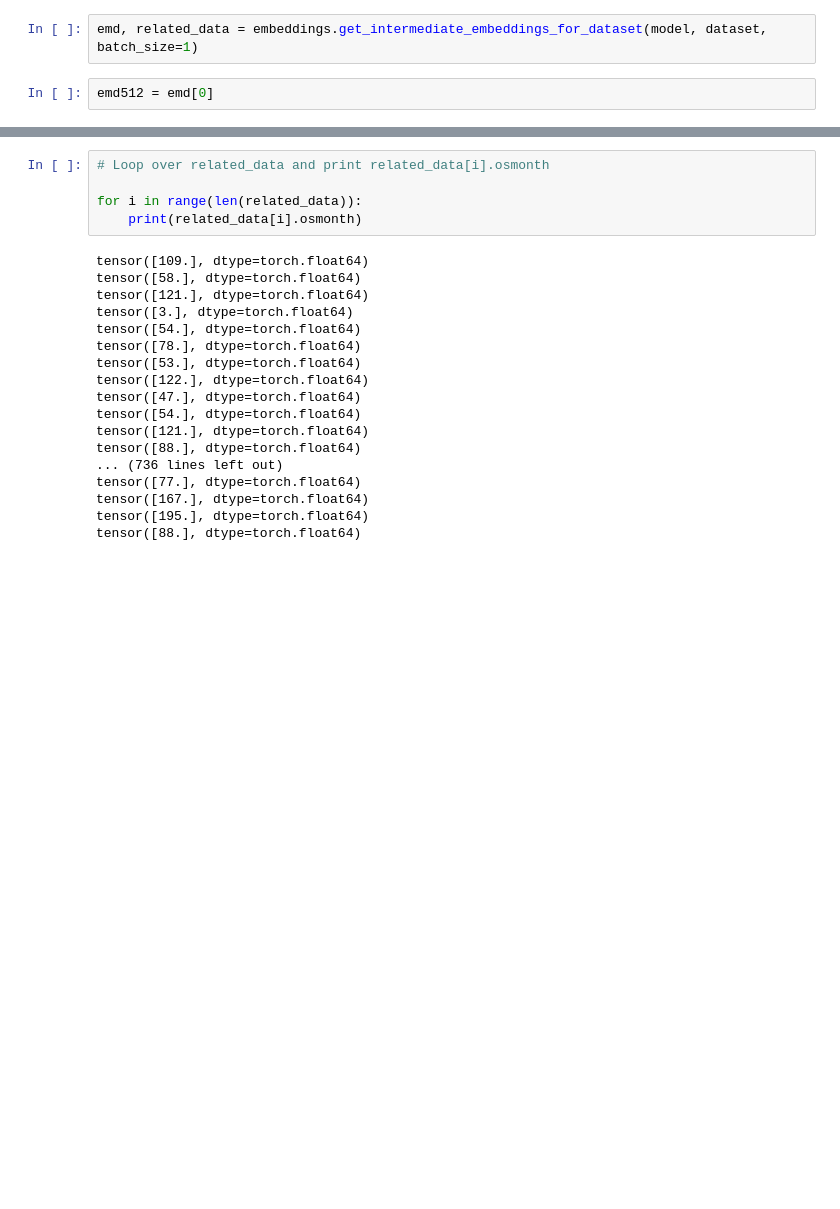
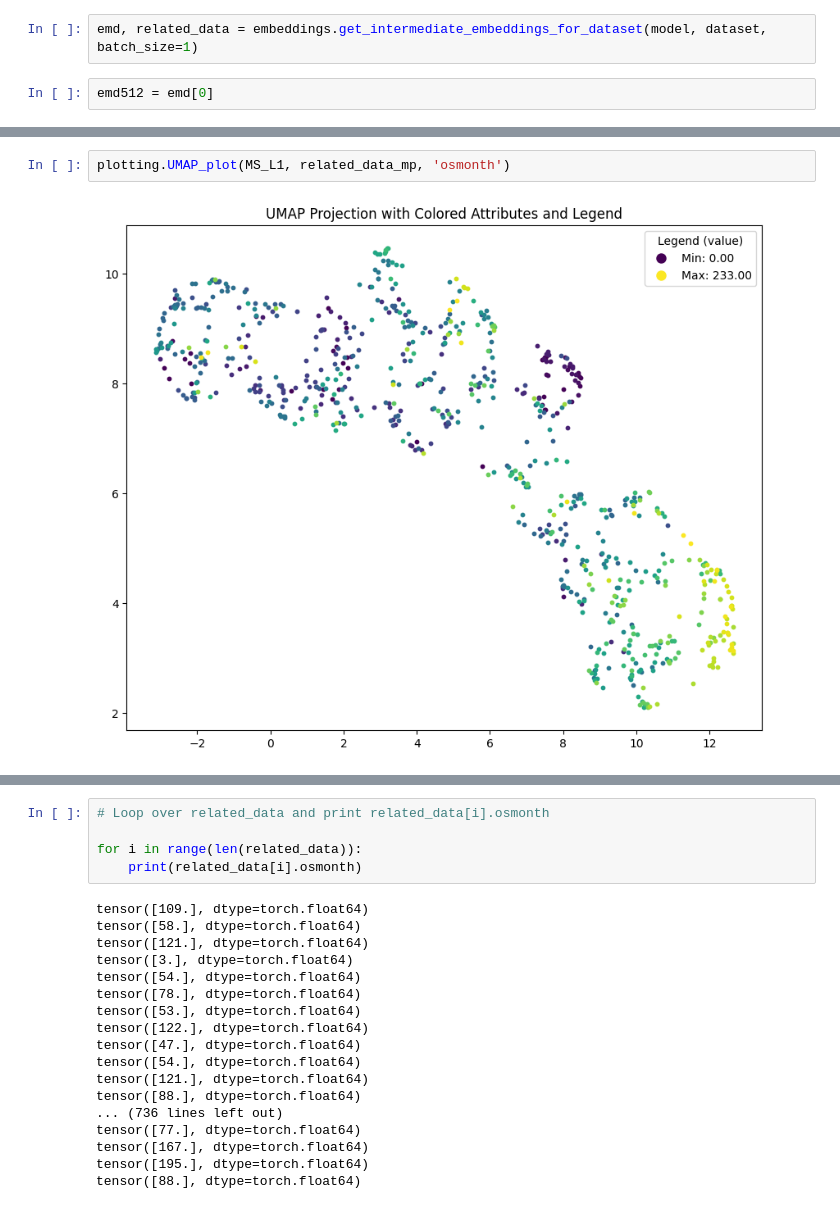
Before and after one commit to saezlab/GNNClinicalOutcomePrediction, a Jupyter notebook: bin/testing2.ipynb, the cells around one changed output, grey strips where cells are left out. Saved outputs shown, nothing was run; the diff lists cells and outputs as text; blank space fills up the shorter version.

```diff
--- a/bin/testing2.ipynb
+++ b/bin/testing2.ipynb
@@ -49,0 +76,4 @@ plotting.UMAP_plot(emd512, related_data, 'osmonth')
+# %%
+plotting.UMAP_plot(MS_L1, related_data_mp, 'osmonth')
+# %% [output]
+[figure, added]
```
Also changed, not shown: parts of 9 cells of this notebook, 3 other files.
